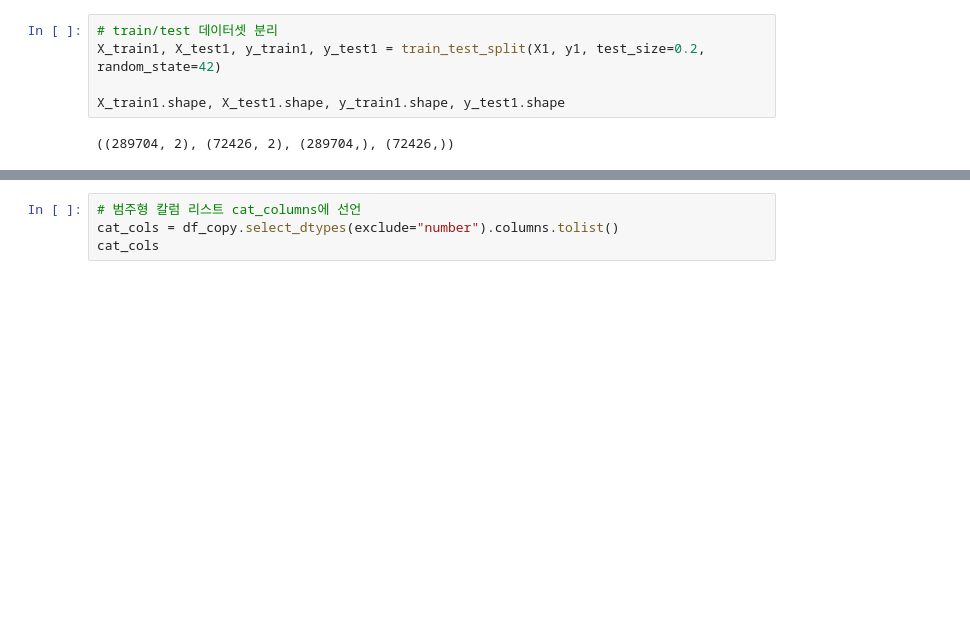
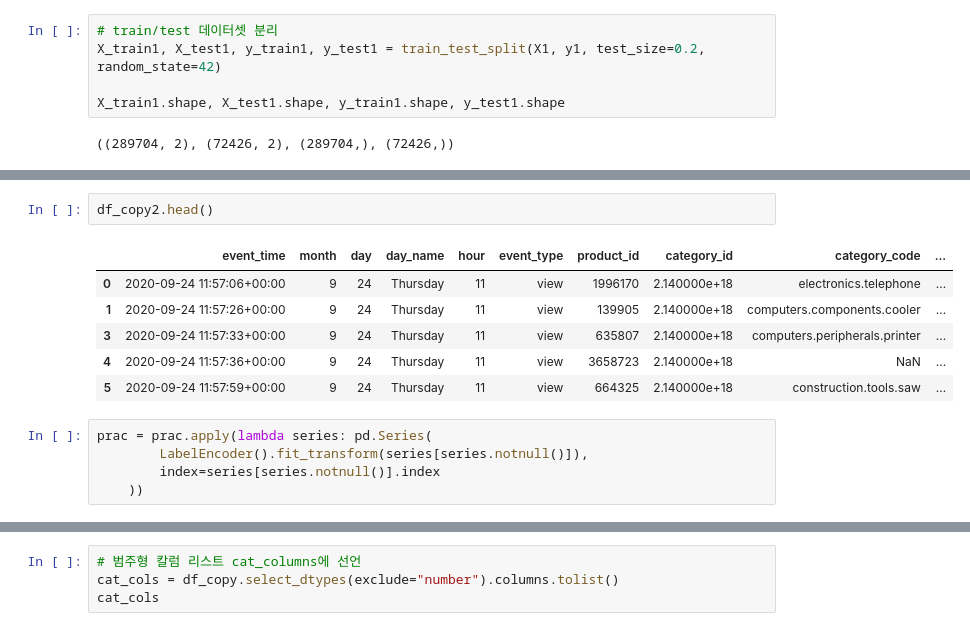
Before and after one commit to wjco/DAStudy-sat, a Jupyter notebook: Tek/multi_category_online_store_funnel/multi_category_online_store_funnel.ipynb, the cells around one changed output, grey strips where cells are left out. Saved outputs shown, nothing was run; the diff lists cells and outputs as text; blank space fills up the shorter version.

```diff
--- a/Tek/multi_category_online_store_funnel/multi_category_online_store_funnel.ipynb
+++ b/Tek/multi_category_online_store_funnel/multi_category_online_store_funnel.ipynb
@@ -470,0 +489,14 @@ NameError: name 'df_1' is not defined
+# %%
+df_copy2.head()
+# %% [output]
+|  | event_time | month | day | day_name | hour | event_type | product_id | category_id | category_code | ... |
+| 0 | 2020-09-24 11:57:06+00:00 | 9 | 24 | Thursday | 11 | view | 1996170 | 2.140000e+18 | electronics.telephone | ... |
+| 1 | 2020-09-24 11:57:26+00:00 | 9 | 24 | Thursday | 11 | view | 139905 | 2.140000e+18 | computers.components.cooler | ... |
+| 3 | 2020-09-24 11:57:33+00:00 | 9 | 24 | Thursday | 11 | view | 635807 | 2.140000e+18 | computers.peripherals.printer | ... |
+| 4 | 2020-09-24 11:57:36+00:00 | 9 | 24 | Thursday | 11 | view | 3658723 | 2.140000e+18 | NaN | ... |
+| 5 | 2020-09-24 11:57:59+00:00 | 9 | 24 | Thursday | 11 | view | 664325 | 2.140000e+18 | construction.tools.saw | ... |
+# %%
+prac = prac.apply(lambda series: pd.Series(
+        LabelEncoder().fit_transform(series[series.notnull()]),
+        index=series[series.notnull()].index
+    ))
```
Also changed, not shown: parts of 22 cells of this notebook.
